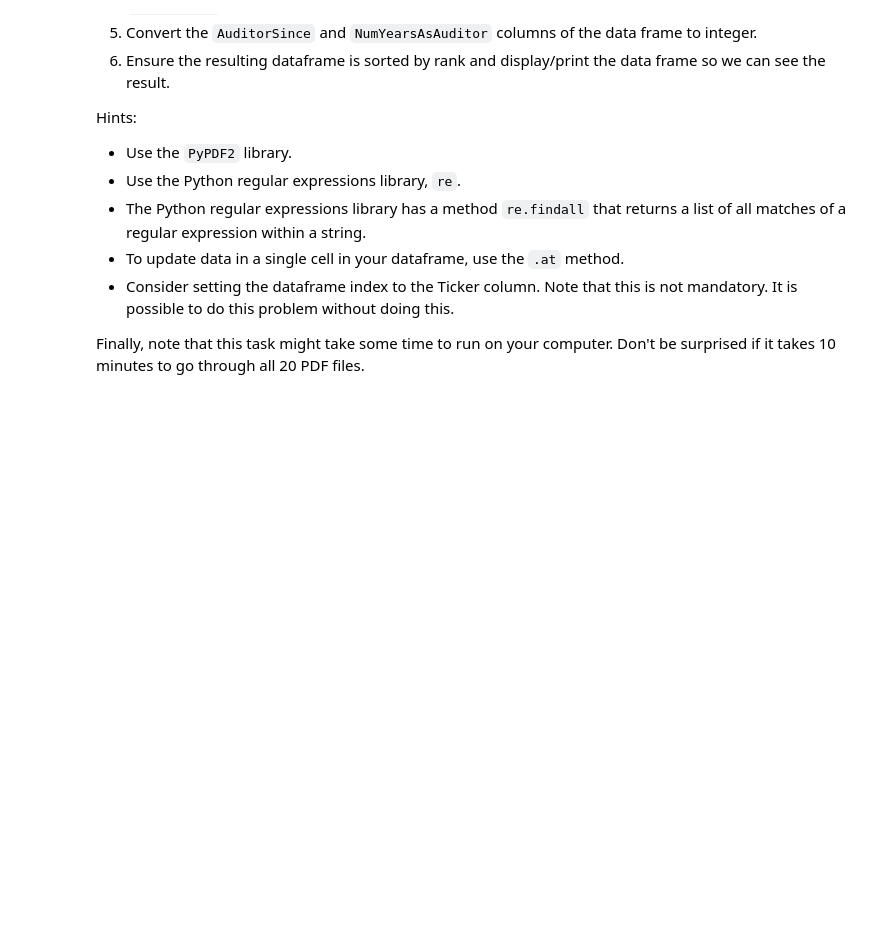
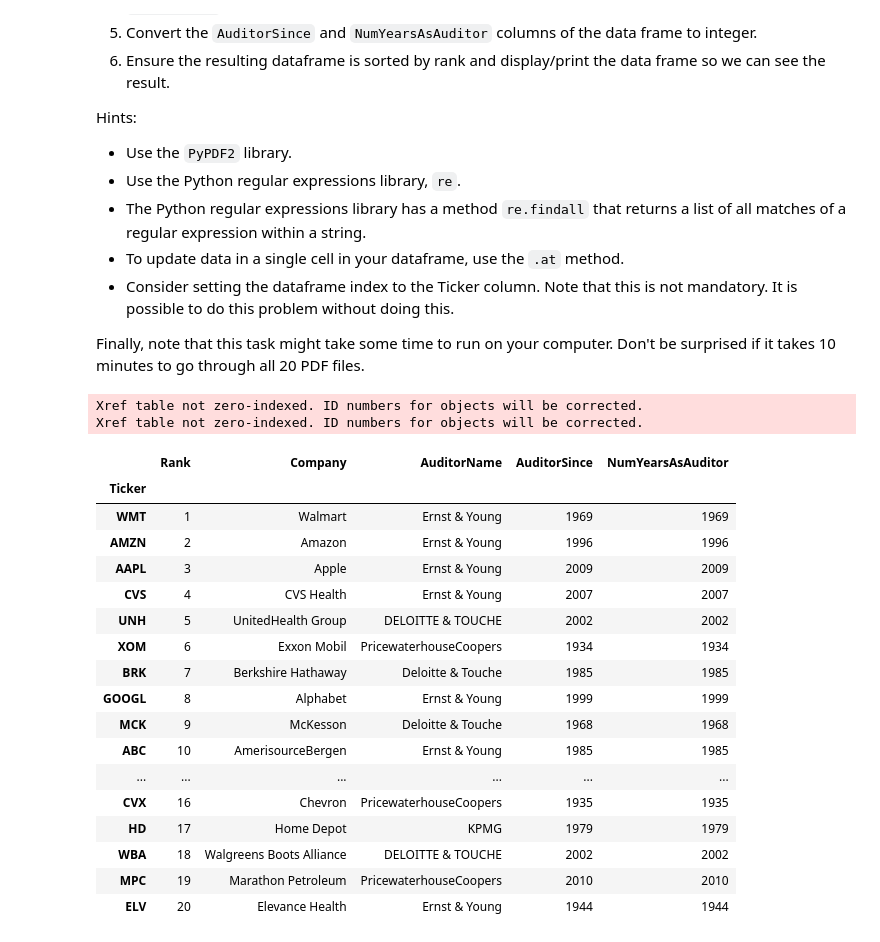
Before and after one commit to Constantine3/FinancialReportAnalysis, a Jupyter notebook: ACCY 570 Final Project (Fall 2022).ipynb, the cells around one changed output. Cells and saved outputs as stored; diff of their text form; code cells hidden in the pictures; blank space fills up the shorter version.

```diff
--- a/ACCY 570 Final Project (Fall 2022).ipynb
+++ b/ACCY 570 Final Project (Fall 2022).ipynb
@@ -976,0 +1014,57 @@ Finally, note that this task might take some time to run on your computer. Don't
+# %%
+# Enter your code in this cell
+import PyPDF2
+import os
+import re
+
+data_dir: str = "data"
+paths: list[str] = []
+for relpath, dirs, files in os.walk(data_dir):
+    for file in files:
+        if "pdf" in file:
+            paths.append(os.path.join(relpath, file))
+
+for path in paths:
+    pdf_file = PyPDF2.PdfFileReader(open(path, "rb"))
+    text: str = ""
+    for p in range(pdf_file.getNumPages()):
+        text += pdf_file.getPage(p).extractText()
+    ticker: str = re.match(r"data/(.+)\.pdf", path).group(1)
+    year: str = re.search(r"auditor since ([0-9]{4})", text).group(1)
+    df.loc[df.Ticker==ticker, "AuditorSince"] = year
+    df.loc[df.Ticker==ticker, "NumYearsAsAuditor"] = year
+    auditor: str = ""
+    try:
+        auditor = re.search(r"/[Ss]/\s+(.+)\s+LLP", text).group(1)
+    except AttributeError:
+        if text.find("PricewaterhouseCoopers") != -1:
+            auditor = "PricewaterhouseCoopers"
+        elif text.find("Ernst & Young") != -1:
+            auditor = "Ernst & Young"
+    df.loc[df.Ticker==ticker, "AuditorName"] = auditor
+df[["AuditorSince"]] = df[["AuditorSince"]].astype(np.int64)
+df[["NumYearsAsAuditor"]] = df[["NumYearsAsAuditor"]].astype(np.int64)
+df.sort_values(by="Rank", inplace=True)
+df = df.set_index(["Ticker"])
+df
+# %% [output]
+Xref table not zero-indexed. ID numbers for objects will be corrected.
+Xref table not zero-indexed. ID numbers for objects will be corrected.
+|  | Rank | Company | AuditorName | AuditorSince | NumYearsAsAuditor |
+| Ticker |  |  |  |  |  |
+| WMT | 1 | Walmart | Ernst & Young | 1969 | 1969 |
+| AMZN | 2 | Amazon | Ernst & Young | 1996 | 1996 |
+| AAPL | 3 | Apple | Ernst & Young | 2009 | 2009 |
+| CVS | 4 | CVS Health | Ernst & Young | 2007 | 2007 |
+| UNH | 5 | UnitedHealth Group | DELOITTE & TOUCHE | 2002 | 2002 |
+| XOM | 6 | Exxon Mobil | PricewaterhouseCoopers | 1934 | 1934 |
+| BRK | 7 | Berkshire Hathaway | Deloitte & Touche | 1985 | 1985 |
+| GOOGL | 8 | Alphabet | Ernst & Young | 1999 | 1999 |
+| MCK | 9 | McKesson | Deloitte & Touche | 1968 | 1968 |
+| ABC | 10 | AmerisourceBergen | Ernst & Young | 1985 | 1985 |
+| ... | ... | ... | ... | ... | ... |
+| CVX | 16 | Chevron | PricewaterhouseCoopers | 1935 | 1935 |
+| HD | 17 | Home Depot | KPMG | 1979 | 1979 |
+| WBA | 18 | Walgreens Boots Alliance | DELOITTE & TOUCHE | 2002 | 2002 |
+| MPC | 19 | Marathon Petroleum | PricewaterhouseCoopers | 2010 | 2010 |
+| ELV | 20 | Elevance Health | Ernst & Young | 1944 | 1944 |
```
Also changed, not shown: parts of 4 cells of this notebook.
